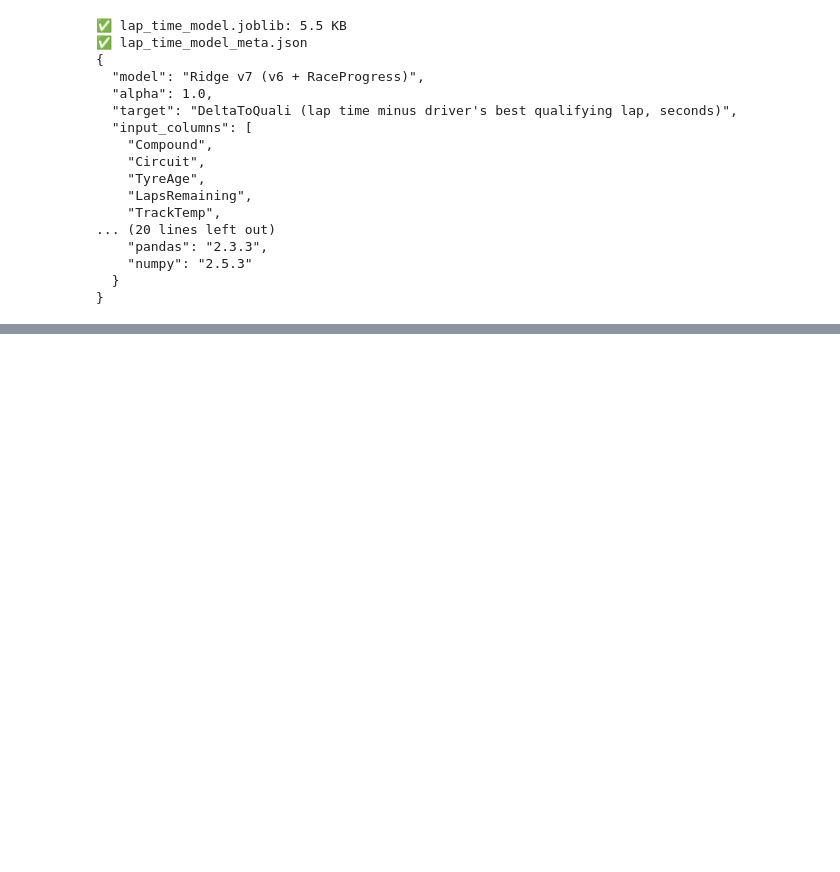
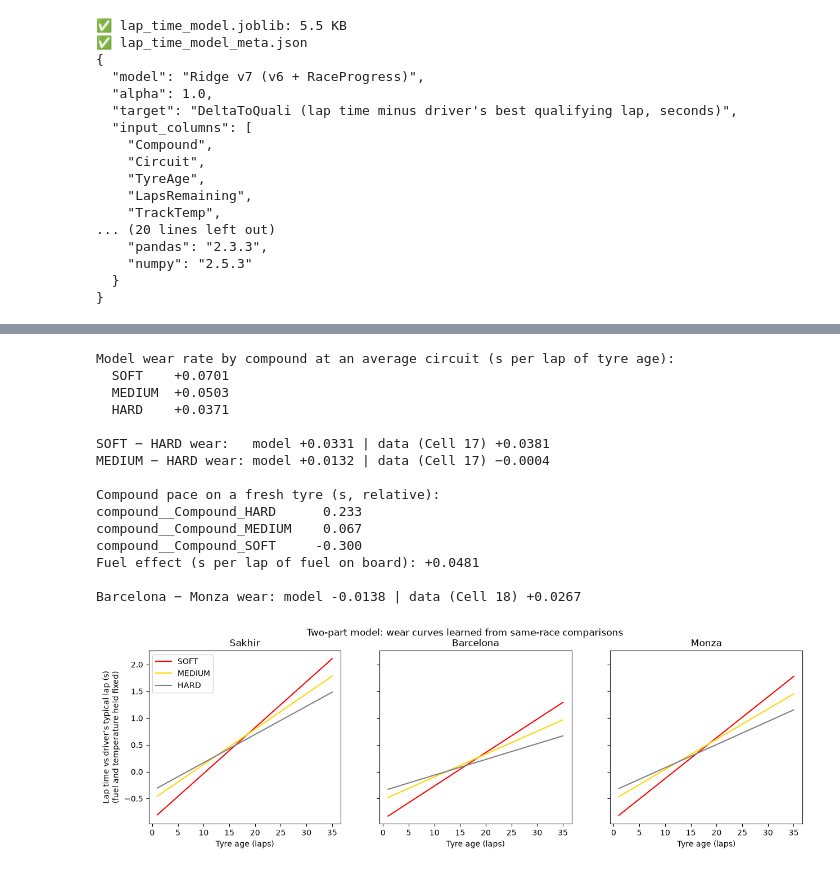
Before and after one commit to Astargame/f1-tyre-strategy-simulator, a Jupyter notebook: notebooks/03_modelling.ipynb, the cells around one changed output, grey strips where cells are left out. Cells and saved outputs as stored; diff of their text form; code cells hidden in the pictures; blank space fills up the shorter version.

Commit message:
Stage 4: two-part lap model (level from history + within-race shape), checked on 2024

```diff
--- a/notebooks/03_modelling.ipynb
+++ b/notebooks/03_modelling.ipynb
@@ -530,0 +620,52 @@ print(json.dumps(meta, indent=2))
+# %%
+shape = two_part.shape_model_
+names = shape.named_steps["prep"].get_feature_names_out()
+coef = pd.Series(shape.named_steps["model"].coef_, index=names)
+
+base = coef["num__TyreAge"]
+wear = {c: base + coef[f"num__Age_{c}"] for c in ["SOFT", "MEDIUM", "HARD"]}
+print("Model wear rate by compound at an average circuit (s per lap of tyre age):")
+for c, w in wear.items():
+    print(f"  {c:<7} {w:+.4f}")
+print(f"\nSOFT − HARD wear:   model {wear['SOFT'] - wear['HARD']:+.4f} | data (Cell 17) +0.0381")
+print(f"MEDIUM − HARD wear: model {wear['MEDIUM'] - wear['HARD']:+.4f} | data (Cell 17) −0.0004")
+
+print("\nCompound pace on a fresh tyre (s, relative):")
+print(coef[[n for n in names if n.startswith("compound__")]].round(3).to_string())
+print(f"Fuel effect (s per lap of fuel on board): {coef['num__LapsRemaining']:+.4f}")
+
+bm = coef["num__Age_Barcelona"] - coef["num__Age_Monza"]
+print(f"\nBarcelona − Monza wear: model {bm:+.4f} | data (Cell 18) {0.0293 - 0.0026:+.4f}")
+
+# Wear curves (shape only), holding fuel and temperature fixed
+ages = np.arange(1, 36).astype(float)
+fig, axes = plt.subplots(1, 3, figsize=(15, 4), sharey=True)
+for ax, circuit in zip(axes, ["Sakhir", "Barcelona", "Monza"]):
+    for comp, colour in {"SOFT": "red", "MEDIUM": "gold", "HARD": "grey"}.items():
+        grid = pd.DataFrame({"Compound": comp, "Circuit": circuit, "TyreAge": ages, "LapsRemaining": 30.0,
+                             "TrackTemp": train["TrackTemp"].median(), "AirTemp": train["AirTemp"].median()})
+        ax.plot(ages, two_part.predict_shape(grid), color=colour, label=comp)
+    ax.set_title(circuit)
+    ax.set_xlabel("Tyre age (laps)")
+axes[0].set_ylabel("Lap time vs driver's typical lap (s)\n(fuel and temperature held fixed)")
+axes[0].legend()
+fig.suptitle("Two-part model: wear curves learned from same-race comparisons")
+fig.savefig(FIG_DIR / "03_two_part_wear_curves.png", dpi=150, bbox_inches="tight")
+plt.show()
+# %% [output]
+Model wear rate by compound at an average circuit (s per lap of tyre age):
+  SOFT    +0.0701
+  MEDIUM  +0.0503
+  HARD    +0.0371
+
+SOFT − HARD wear:   model +0.0331 | data (Cell 17) +0.0381
+MEDIUM − HARD wear: model +0.0132 | data (Cell 17) −0.0004
+
+Compound pace on a fresh tyre (s, relative):
+compound__Compound_HARD      0.233
+compound__Compound_MEDIUM    0.067
+compound__Compound_SOFT     -0.300
+Fuel effect (s per lap of fuel on board): +0.0481
+
+Barcelona − Monza wear: model -0.0138 | data (Cell 18) +0.0267
+[figure, added]
```
Also changed, not shown: parts of 3 cells of this notebook, 2 other files.
